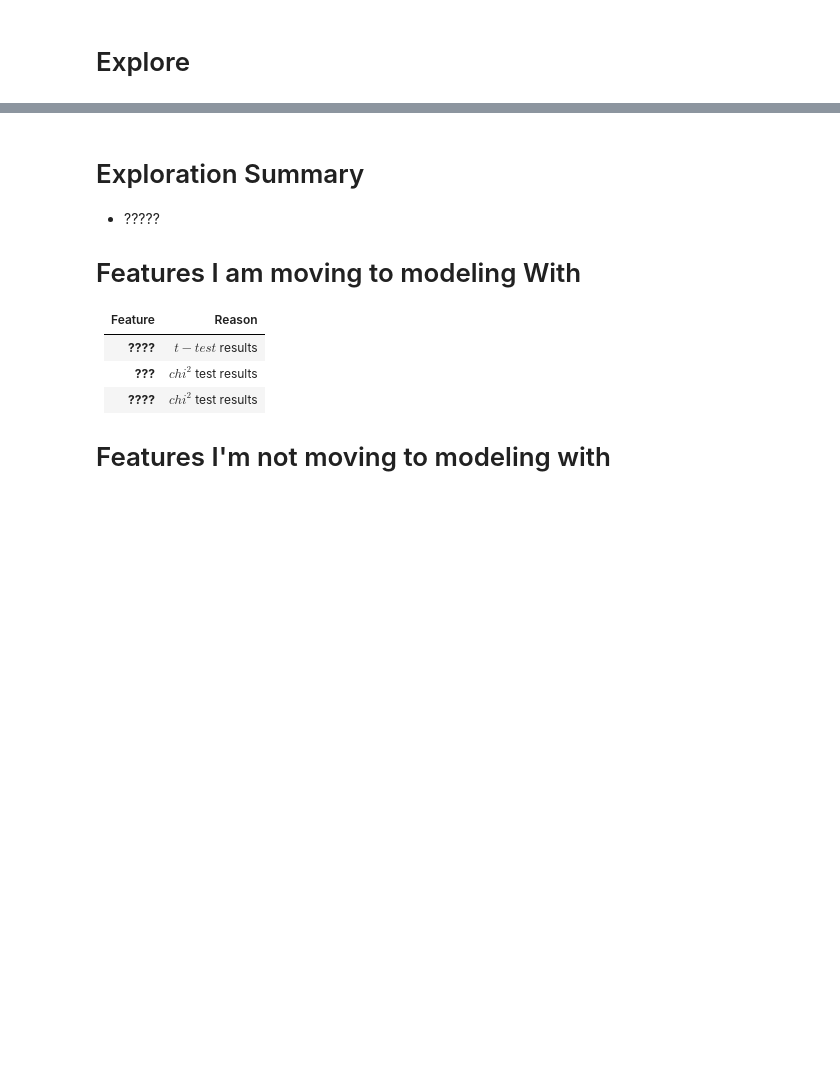
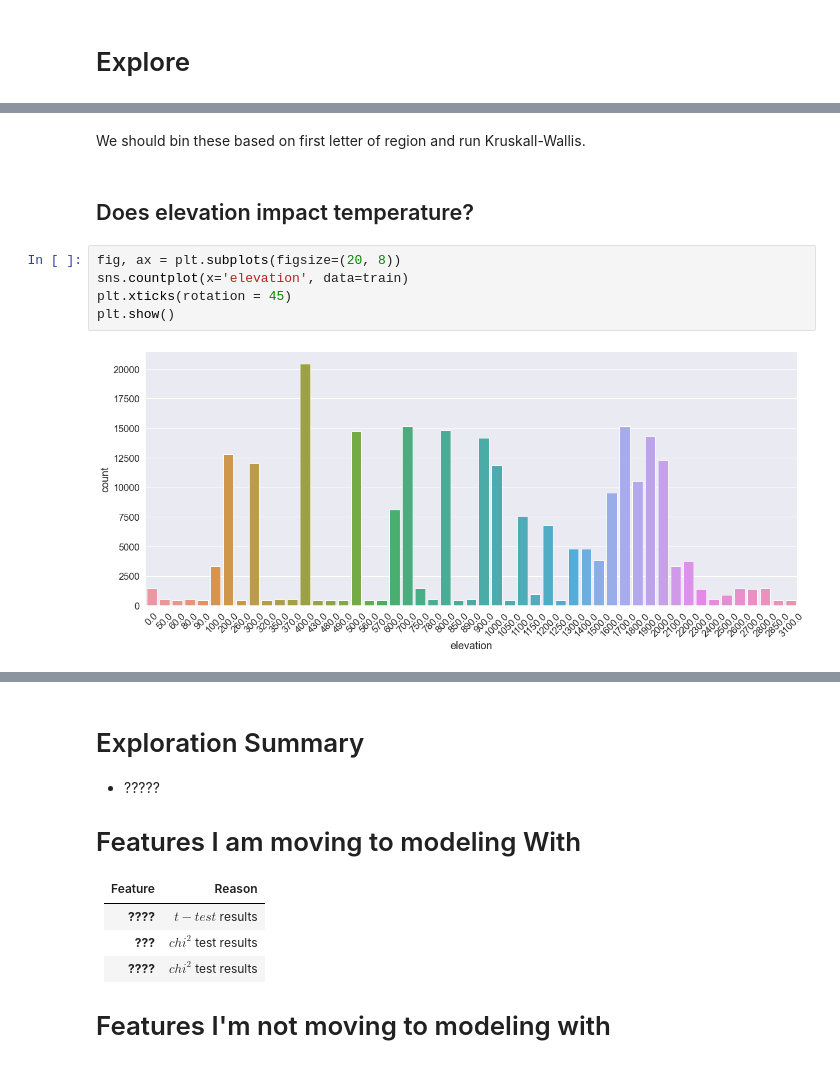
Before and after one commit to Mirzakhani-Capstone/mirzakhani_shared, a Jupyter notebook: report_first_draft.ipynb, the cells around one changed output, grey strips where cells are left out. Cells and saved outputs as stored; diff of their text form; blank space fills up the shorter version.

```diff
--- a/report_first_draft.ipynb
+++ b/report_first_draft.ipynb
@@ -103,0 +120,11 @@ plt.xlabel('Target Variable = 14d Temp');
+# %% [markdown]
+We should bin these based on first letter of region and run Kruskall-Wallis.
+# %% [markdown]
+## Does elevation impact temperature?
+# %%
+fig, ax = plt.subplots(figsize=(20, 8))
+sns.countplot(x='elevation', data=train)
+plt.xticks(rotation = 45)
+plt.show()
+# %% [output]
+[figure, added]
```
Also changed, not shown: parts of 15 cells of this notebook.
